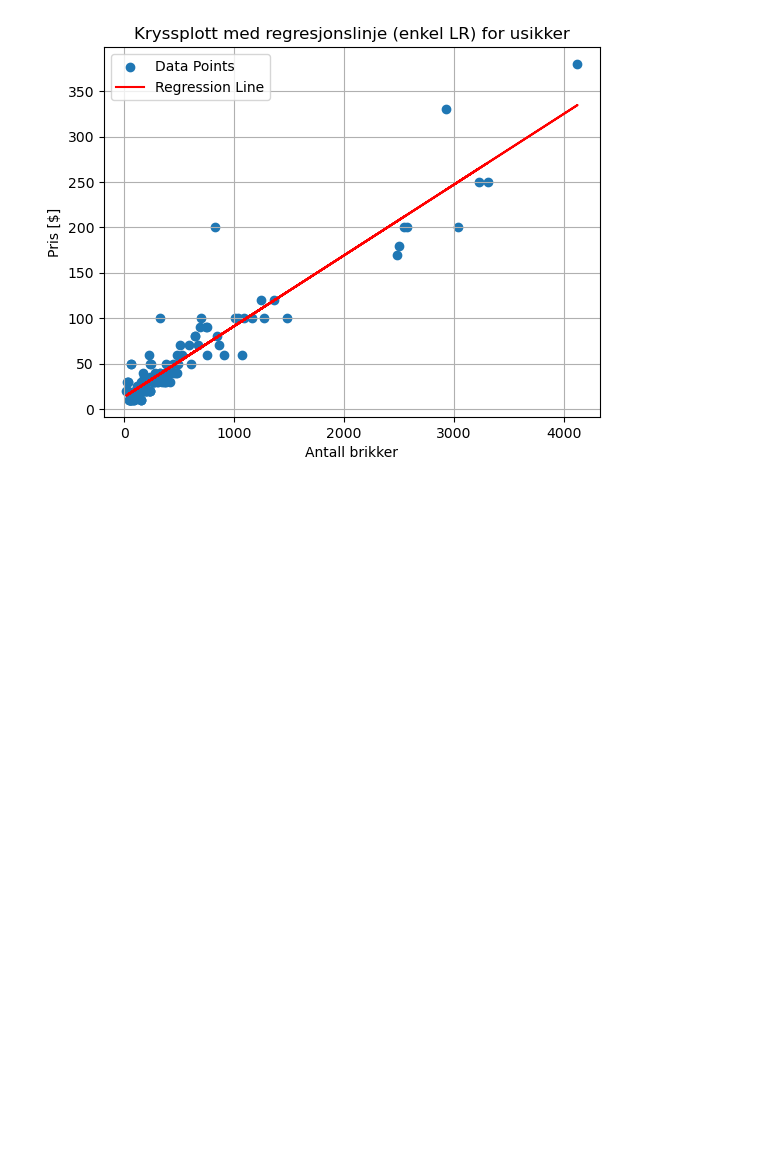
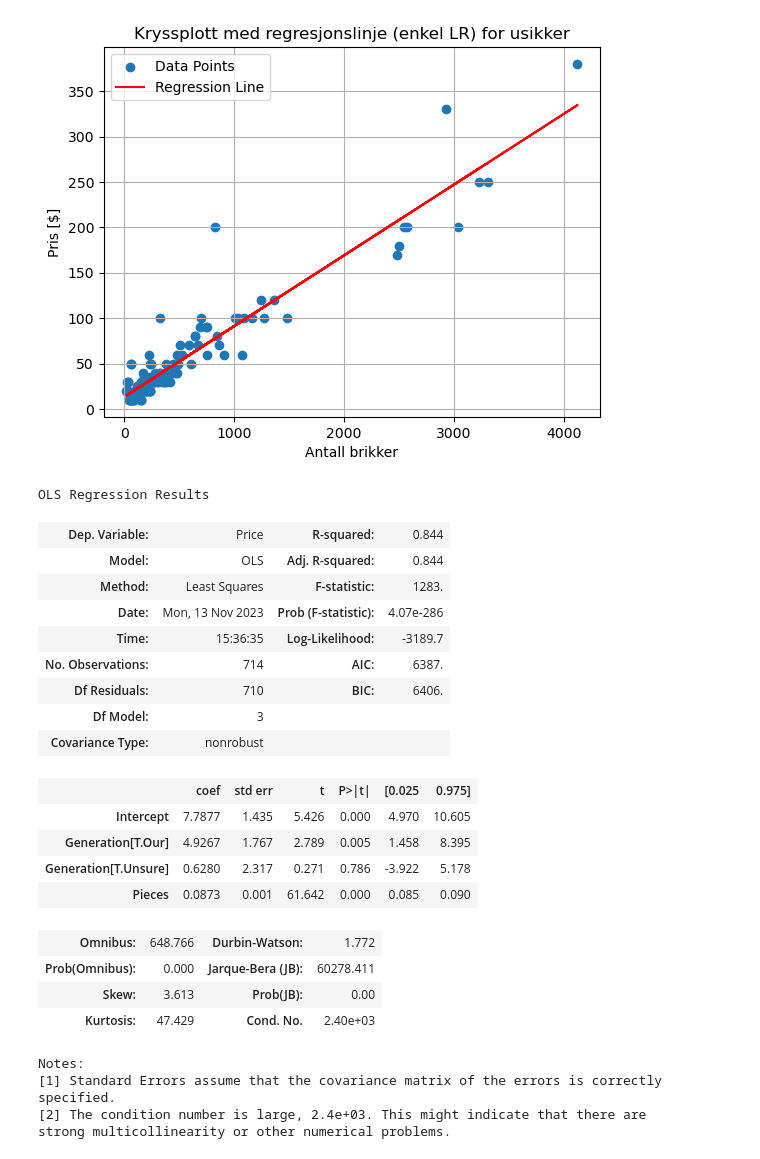
Before and after one commit to sagrimstad/ISTA1003_prosjekt, a Jupyter notebook: oppg1.ipynb, the cells around one changed output. Saved outputs shown, nothing was run; the diff lists cells and outputs as text; code cells hidden in the pictures; blank space fills up the shorter version.

```diff
--- a/oppg1.ipynb
+++ b/oppg1.ipynb
@@ -724,3 +724,36 @@ plt.grid()
 plt.show()
 # %% [output]
 [figure]
+# %%
+# Multippel lineær regresjon med eget skjæringspunkt for hver gruppe
+
+formel = 'Price ~ Pieces + Generation'
+
+modell = smf.ols(formel, data = df2)
+resultat = modell.fit()
+
+resultat.summary()
+# %% [output]
+OLS Regression Results
+| Dep. Variable: | Price | R-squared: | 0.844 |
+| Model: | OLS | Adj. R-squared: | 0.844 |
+| Method: | Least Squares | F-statistic: | 1283. |
+| Date: | Mon, 13 Nov 2023 | Prob (F-statistic): | 4.07e-286 |
+| Time: | 15:36:35 | Log-Likelihood: | -3189.7 |
+| No. Observations: | 714 | AIC: | 6387. |
+| Df Residuals: | 710 | BIC: | 6406. |
+| Df Model: | 3 |  |  |
+| Covariance Type: | nonrobust |  |  |
+|  | coef | std err | t | P>|t| | [0.025 | 0.975] |
+| Intercept | 7.7877 | 1.435 | 5.426 | 0.000 | 4.970 | 10.605 |
+| Generation[T.Our] | 4.9267 | 1.767 | 2.789 | 0.005 | 1.458 | 8.395 |
+| Generation[T.Unsure] | 0.6280 | 2.317 | 0.271 | 0.786 | -3.922 | 5.178 |
+| Pieces | 0.0873 | 0.001 | 61.642 | 0.000 | 0.085 | 0.090 |
+| Omnibus: | 648.766 | Durbin-Watson: | 1.772 |
+| Prob(Omnibus): | 0.000 | Jarque-Bera (JB): | 60278.411 |
+| Skew: | 3.613 | Prob(JB): | 0.00 |
+| Kurtosis: | 47.429 | Cond. No. | 2.40e+03 |
+Notes:
+[1] Standard Errors assume that the covariance matrix of the errors is correctly specified.
+[2] The condition number is large, 2.4e+03. This might indicate that there are
+strong multicollinearity or other numerical problems.
```
Also changed, not shown: parts of 10 cells of this notebook.
